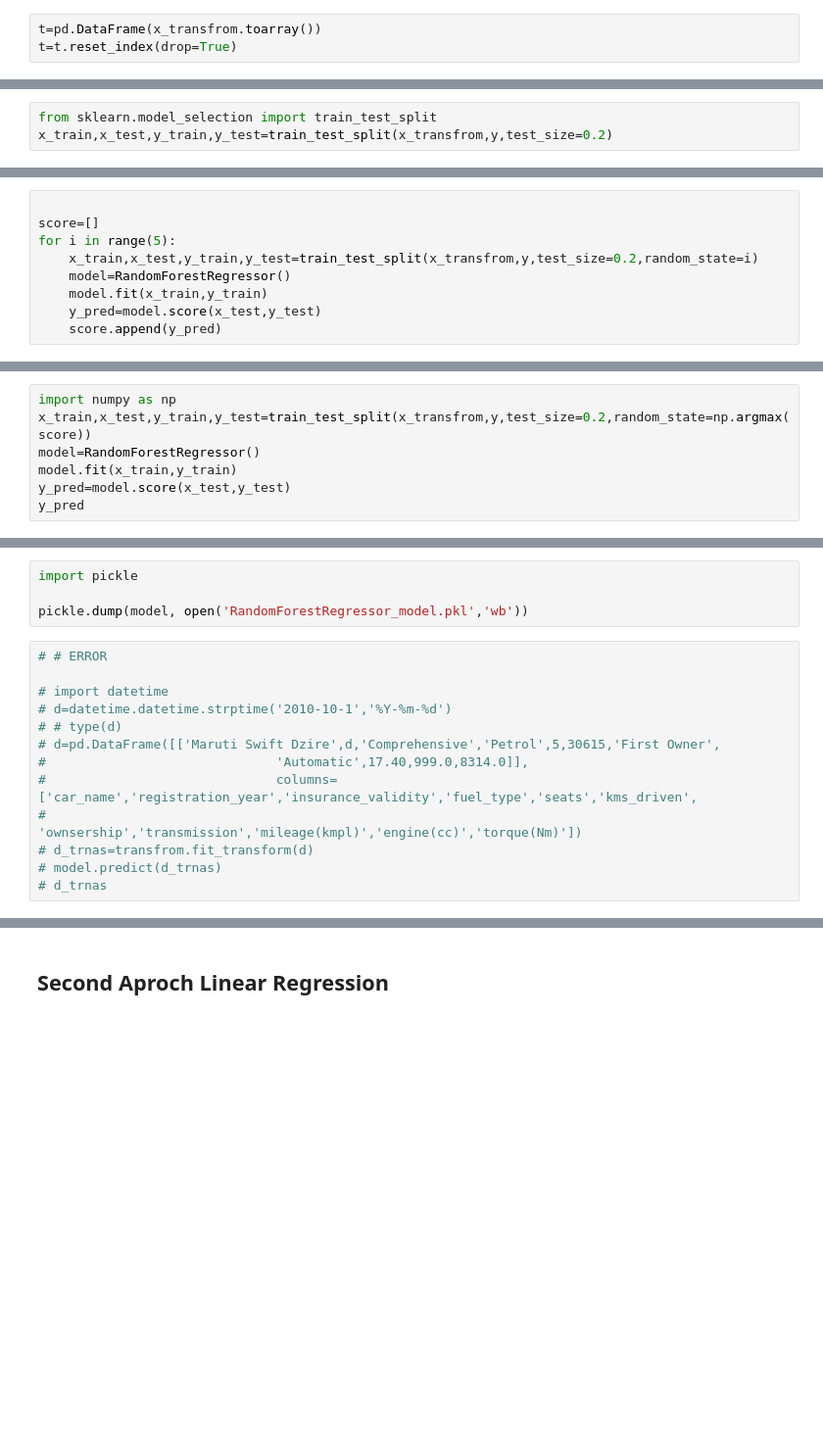
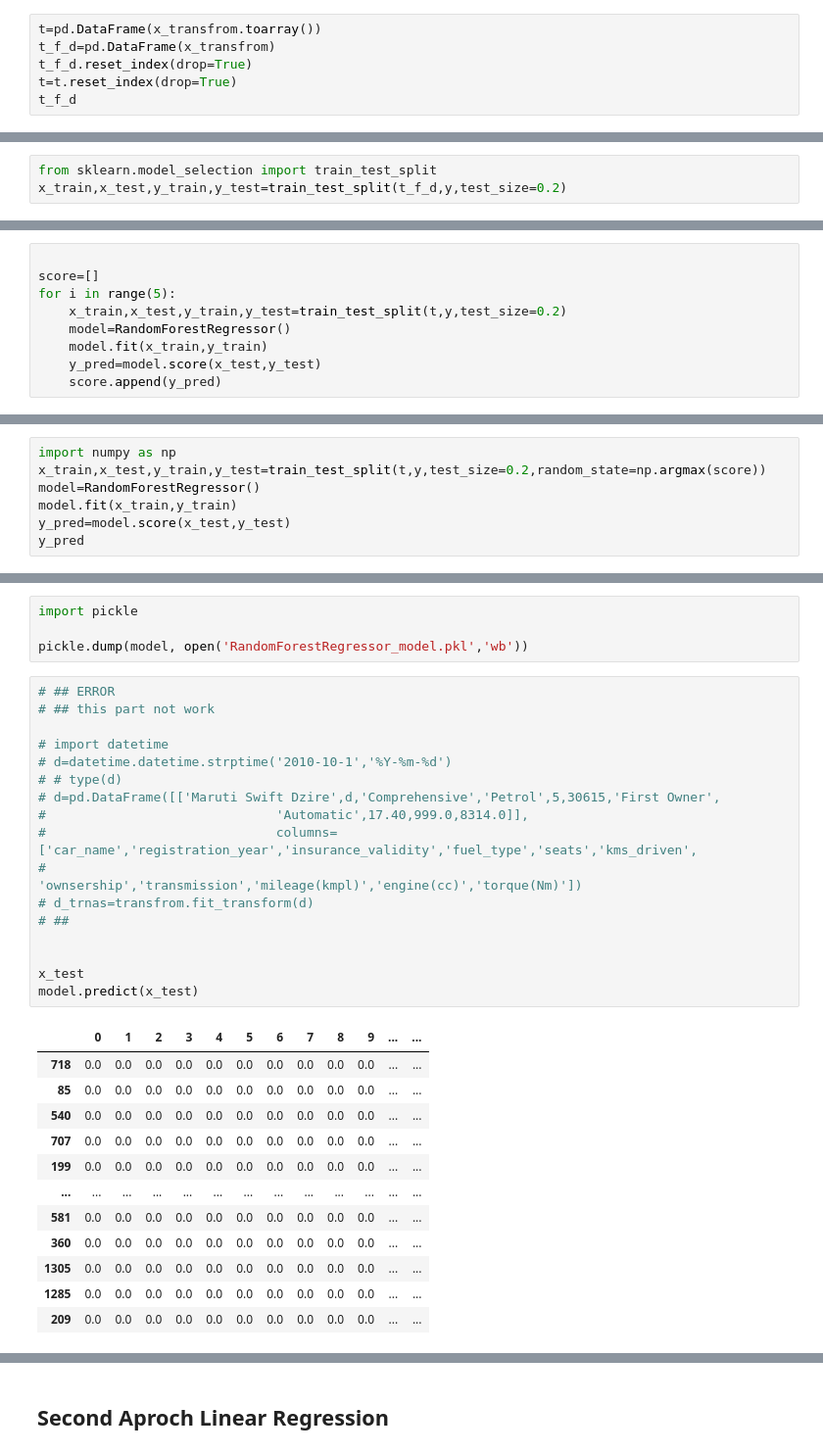
Before and after one commit to Sayan4562/Dataset-Use-Car, a Jupyter notebook: linerRegration.ipynb, the cells around one changed output, grey strips where cells are left out. Shown at 98% size. Cells and saved outputs as stored; diff of their text form; blank space fills up the shorter version.

```diff
--- a/linerRegration.ipynb
+++ b/linerRegration.ipynb
@@ -209,4 +209,7 @@ array([[0.000e+00, 0.000e+00, 0.000e+00, ..., 7.810e+00, 2.996e+03,
         8.314e+03]])
 # %%
 t=pd.DataFrame(x_transfrom.toarray())
+t_f_d=pd.DataFrame(x_transfrom)
+t_f_d.reset_index(drop=True)
 t=t.reset_index(drop=True)
+t_f_d
@@ -230,7 +247,7 @@ dumies
 1401 rows × 561 columns
 # %%
 from sklearn.model_selection import train_test_split
-x_train,x_test,y_train,y_test=train_test_split(x_transfrom,y,test_size=0.2)
+x_train,x_test,y_train,y_test=train_test_split(t_f_d,y,test_size=0.2)
 # %%
 from sklearn.ensemble import RandomForestRegressor
 from sklearn.pipeline import make_pipeline
@@ -238,7 +255,7 @@ from sklearn.pipeline import make_pipeline
 
 score=[]
 for i in range(5):
-    x_train,x_test,y_train,y_test=train_test_split(x_transfrom,y,test_size=0.2,random_state=i)
+    x_train,x_test,y_train,y_test=train_test_split(t,y,test_size=0.2)
     model=RandomForestRegressor()
     model.fit(x_train,y_train)
     y_pred=model.score(x_test,y_test)
@@ -250,6 +267,6 @@ max(score)
 # %%
 import numpy as np
-x_train,x_test,y_train,y_test=train_test_split(x_transfrom,y,test_size=0.2,random_state=np.argmax(score))
+x_train,x_test,y_train,y_test=train_test_split(t,y,test_size=0.2,random_state=np.argmax(score))
 model=RandomForestRegressor()
 model.fit(x_train,y_train)
 y_pred=model.score(x_test,y_test)
@@ -261,15 +278,32 @@ import pickle
 
 pickle.dump(model, open('RandomForestRegressor_model.pkl','wb'))
 # %%
-# # ERROR
+# ## ERROR
+# ## this part not work
 
 # import datetime
 # d=datetime.datetime.strptime('2010-10-1','%Y-%m-%d')
 # # type(d)
 # d=pd.DataFrame([['Maruti Swift Dzire',d,'Comprehensive','Petrol',5,30615,'First Owner',
 #                              'Automatic',17.40,999.0,8314.0]],
 #                              columns=['car_name','registration_year','insurance_validity','fuel_type','seats','kms_driven',
 #                                     'ownsership','transmission','mileage(kmpl)','engine(cc)','torque(Nm)'])
 # d_trnas=transfrom.fit_transform(d)
-# model.predict(d_trnas)
-# d_trnas
+# ##
+
+
+x_test
+model.predict(x_test)
+# %% [output]
+|  | 0 | 1 | 2 | 3 | 4 | 5 | 6 | 7 | 8 | 9 | ... | ... |
+| 718 | 0.0 | 0.0 | 0.0 | 0.0 | 0.0 | 0.0 | 0.0 | 0.0 | 0.0 | 0.0 | ... | ... |
+| 85 | 0.0 | 0.0 | 0.0 | 0.0 | 0.0 | 0.0 | 0.0 | 0.0 | 0.0 | 0.0 | ... | ... |
+| 540 | 0.0 | 0.0 | 0.0 | 0.0 | 0.0 | 0.0 | 0.0 | 0.0 | 0.0 | 0.0 | ... | ... |
+| 707 | 0.0 | 0.0 | 0.0 | 0.0 | 0.0 | 0.0 | 0.0 | 0.0 | 0.0 | 0.0 | ... | ... |
+| 199 | 0.0 | 0.0 | 0.0 | 0.0 | 0.0 | 0.0 | 0.0 | 0.0 | 0.0 | 0.0 | ... | ... |
+| ... | ... | ... | ... | ... | ... | ... | ... | ... | ... | ... | ... | ... |
+| 581 | 0.0 | 0.0 | 0.0 | 0.0 | 0.0 | 0.0 | 0.0 | 0.0 | 0.0 | 0.0 | ... | ... |
+| 360 | 0.0 | 0.0 | 0.0 | 0.0 | 0.0 | 0.0 | 0.0 | 0.0 | 0.0 | 0.0 | ... | ... |
+| 1305 | 0.0 | 0.0 | 0.0 | 0.0 | 0.0 | 0.0 | 0.0 | 0.0 | 0.0 | 0.0 | ... | ... |
+| 1285 | 0.0 | 0.0 | 0.0 | 0.0 | 0.0 | 0.0 | 0.0 | 0.0 | 0.0 | 0.0 | ... | ... |
+| 209 | 0.0 | 0.0 | 0.0 | 0.0 | 0.0 | 0.0 | 0.0 | 0.0 | 0.0 | 0.0 | ... | ... |
```
Also changed, not shown: parts of 9 cells of this notebook, 2 other files.
